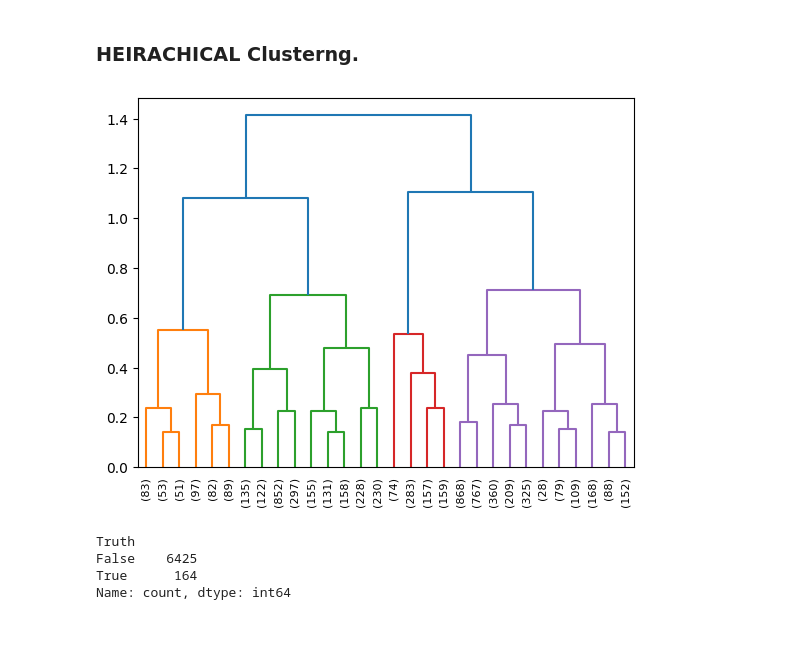
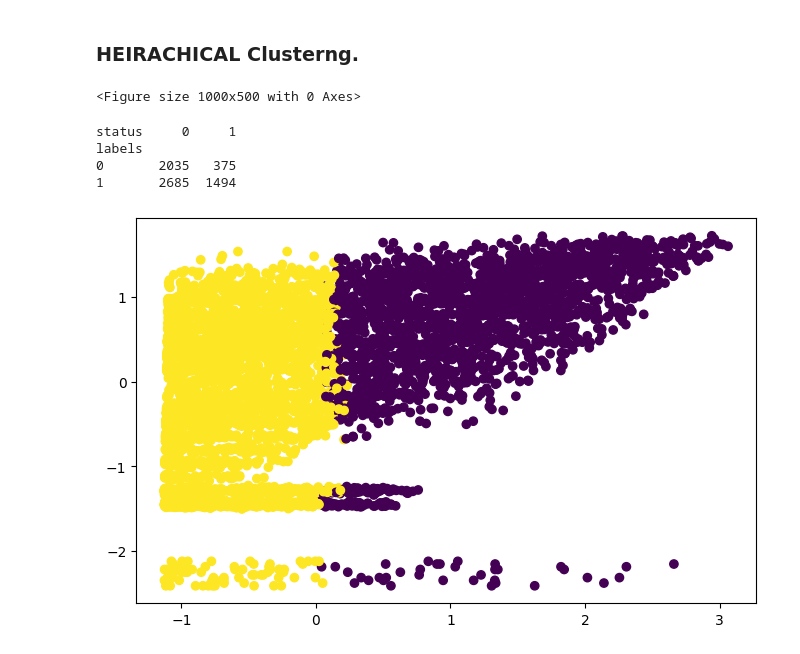
Before and after one commit to JUBRIL-ADEBOGUN/Telecom-Customer-Churn, a Jupyter notebook: Cutomer-Churn-clustering.ipynb, the cells around one changed output. Drawn from its saved outputs; the diff is of its cells as text; code cells hidden in the pictures.

```diff
--- a/Cutomer-Churn-clustering.ipynb
+++ b/Cutomer-Churn-clustering.ipynb
@@ -69,2 +63,6 @@ x_trans = transformed_x.transform(xs)
 # %% [markdown]
 ### HEIRACHICAL Clusterng.
+# %%
+transformed_x = StandardScaler()
+transformed_x.fit(xs)
+x_trans = pd.DataFrame(transformed_x.transform(xs), columns = xs.columns)
@@ -71,16 +71,29 @@ x_trans = transformed_x.transform(xs)
 # %%
-mergins = linkage(x_trans, method='complete')
-dendrogram(mergins, labels=status, leaf_rotation=90, leaf_font_size=8, truncate_mode='lastp', distance_sort=True)
-plt.show()
+plt.figure(figsize=(10,5))
+
+mergins = linkage(x_trans, method='centroid')
+# dendrogram(mergins, labels=status, leaf_rotation=90, leaf_font_size=8, truncate_mode='lastp', p=50)
+# plt.show()
 # %% [output]
-[figure, removed]
+<Figure size 1000x500 with 0 Axes>
 # %%
-labelz = fcluster(mergins, 1, criterion='distance')
+#labelz = fcluster(mergins, t=2, criterion='maxclust')
+
+aggl = AgglomerativeClustering(n_clusters=2, metric='euclidean', linkage='average')
+labelz = aggl.fit_predict(x)
 
 trt = pd.DataFrame({'labels':labelz, 'status':status, 'Truth': status == labelz})
-trt['Truth'].value_counts()
+
+ct = pd.crosstab(index=trt['labels'], columns=trt['status'])
+print(ct)
 # %% [output]
-Truth
-False    6425
-True      164
-Name: count, dtype: int64
+status     0     1
+labels
+0       2035   375
+1       2685  1494
+# %%
+plt.figure(figsize=(8,5))
+plt.scatter(x_trans.loc[:,'Total Revenue'], x_trans.loc[:,'Monthly Charge'], c=labelz)
+plt.show()
+# %% [output]
+[figure, added]
```
Also changed, not shown: parts of 7 cells of this notebook, 2 other files.
